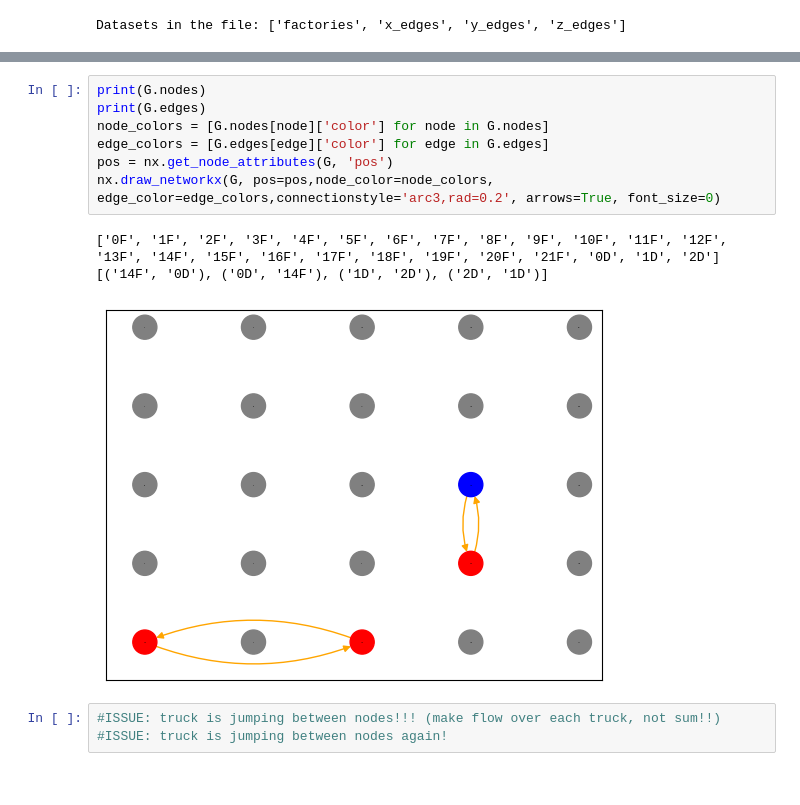
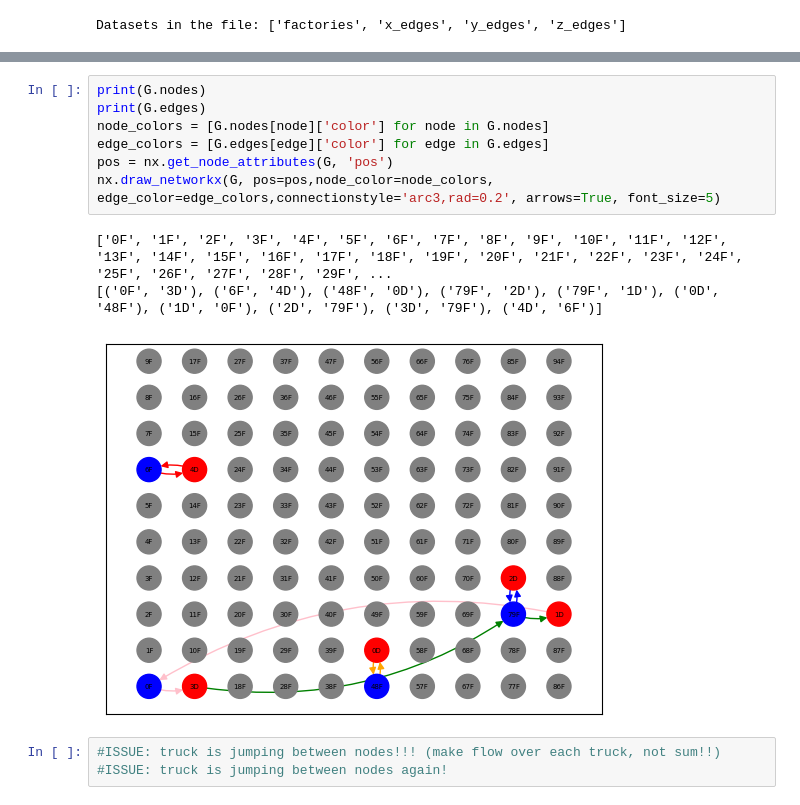
Before and after one commit to MarcusBluestone/Amazon-Routes-Optimization-Final, a Jupyter notebook: analyze.ipynb, the cells around one changed output, grey strips where cells are left out. Saved outputs shown, nothing was run; the diff lists cells and outputs as text.

```diff
--- a/analyze.ipynb
+++ b/analyze.ipynb
@@ -88,14 +84,14 @@ for truck_num in range(N):
 # %%
 print(G.nodes)
 print(G.edges)
 node_colors = [G.nodes[node]['color'] for node in G.nodes]
 edge_colors = [G.edges[edge]['color'] for edge in G.edges]
 pos = nx.get_node_attributes(G, 'pos')
-nx.draw_networkx(G, pos=pos,node_color=node_colors, edge_color=edge_colors,connectionstyle='arc3,rad=0.2', arrows=True, font_size=0)
+nx.draw_networkx(G, pos=pos,node_color=node_colors, edge_color=edge_colors,connectionstyle='arc3,rad=0.2', arrows=True, font_size=5)
 # %% [output]
-['0F', '1F', '2F', '3F', '4F', '5F', '6F', '7F', '8F', '9F', '10F', '11F', '12F', '13F', '14F', '15F', '16F', '17F', '18F', '19F', '20F', '21F', '0D', '1D', '2D']
-[('14F', '0D'), ('0D', '14F'), ('1D', '2D'), ('2D', '1D')]
+['0F', '1F', '2F', '3F', '4F', '5F', '6F', '7F', '8F', '9F', '10F', '11F', '12F', '13F', '14F', '15F', '16F', '17F', '18F', '19F', '20F', '21F', '22F', '23F', '24F', '25F', '26F', '27F', '28F', '29F', ...
+[('0F', '3D'), ('6F', '4D'), ('48F', '0D'), ('79F', '2D'), ('79F', '1D'), ('0D', '48F'), ('1D', '0F'), ('2D', '79F'), ('3D', '79F'), ('4D', '6F')]
-[figure, old version]
+[figure, new version]
 # %%
 #ISSUE: truck is jumping between nodes!!! (make flow over each truck, not sum!!)
 #ISSUE: truck is jumping between nodes again!
```
Also changed, not shown: parts of 3 cells of this notebook, 7 other files.
